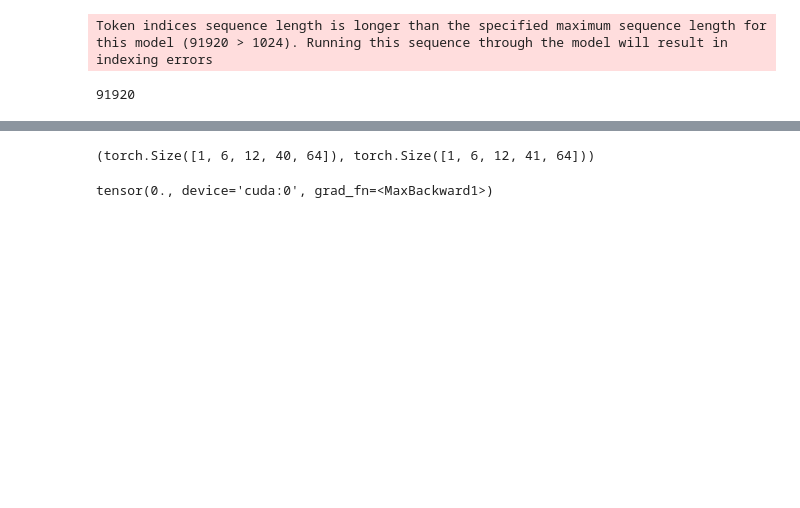
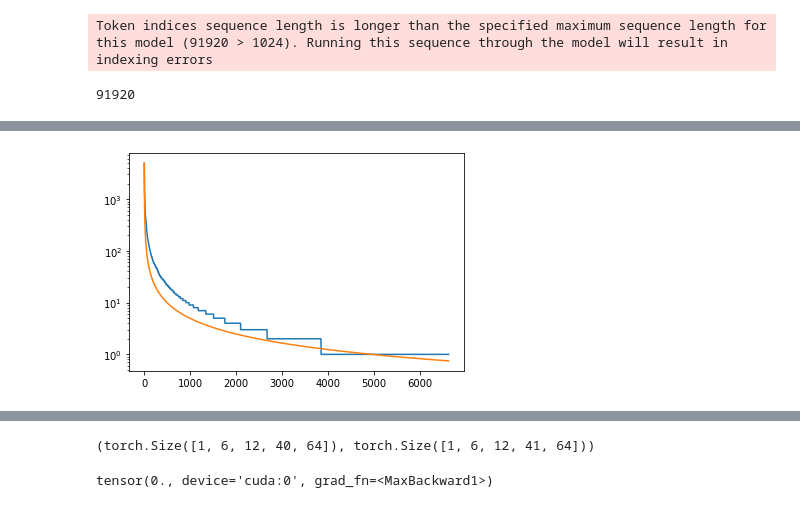
Before and after one commit to akarshkumar0101/transformer-memory, a Jupyter notebook: dead_memories.ipynb, the cells around one changed output, grey strips where cells are left out. Saved outputs shown, nothing was run; the diff lists cells and outputs as text; code cells hidden in the pictures; blank space fills up the shorter version.

```diff
--- a/dead_memories.ipynb
+++ b/dead_memories.ipynb
@@ -26,0 +45,7 @@ len(input_ids_book)
+# %%
+plt.plot(counts)
+plt.plot(counts[0]/np.arange(len(ids)))
+plt.yscale('log')
+# plt.xscale('log')
+# %% [output]
+[figure, added]
```
Also changed, not shown: parts of 18 cells of this notebook.
